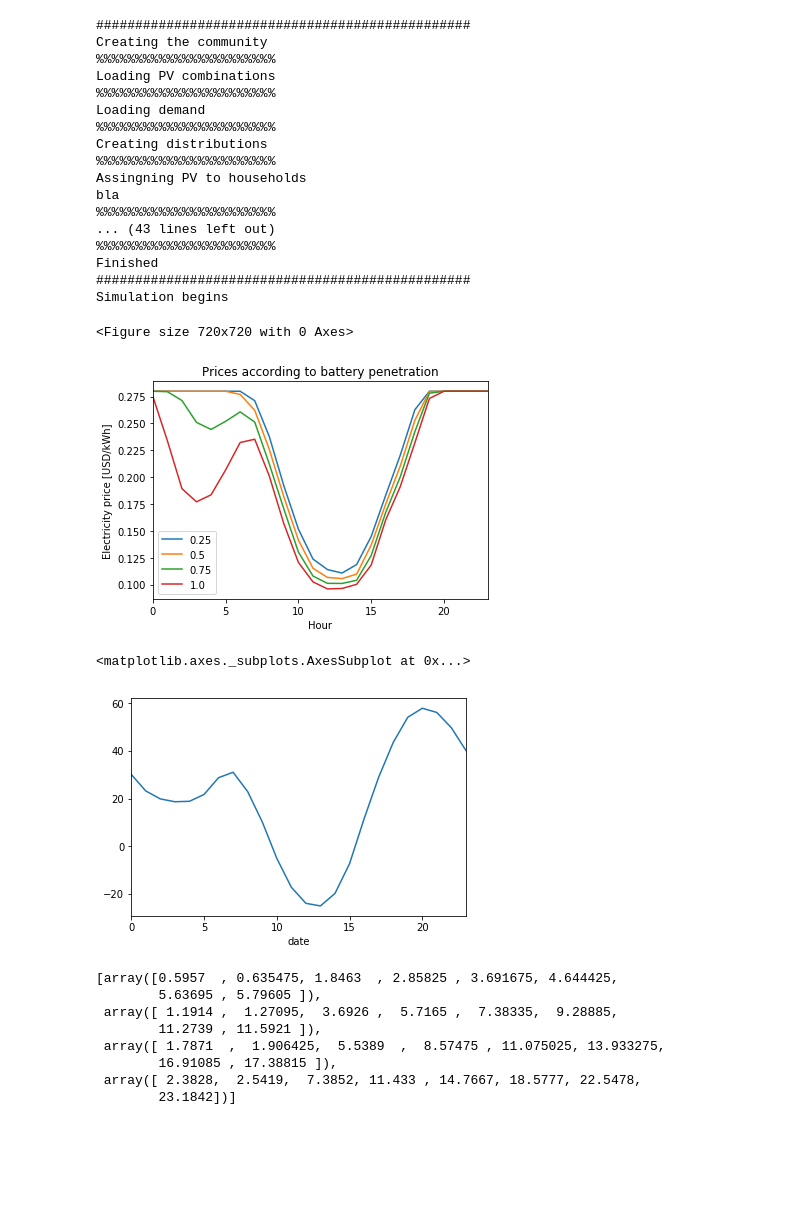
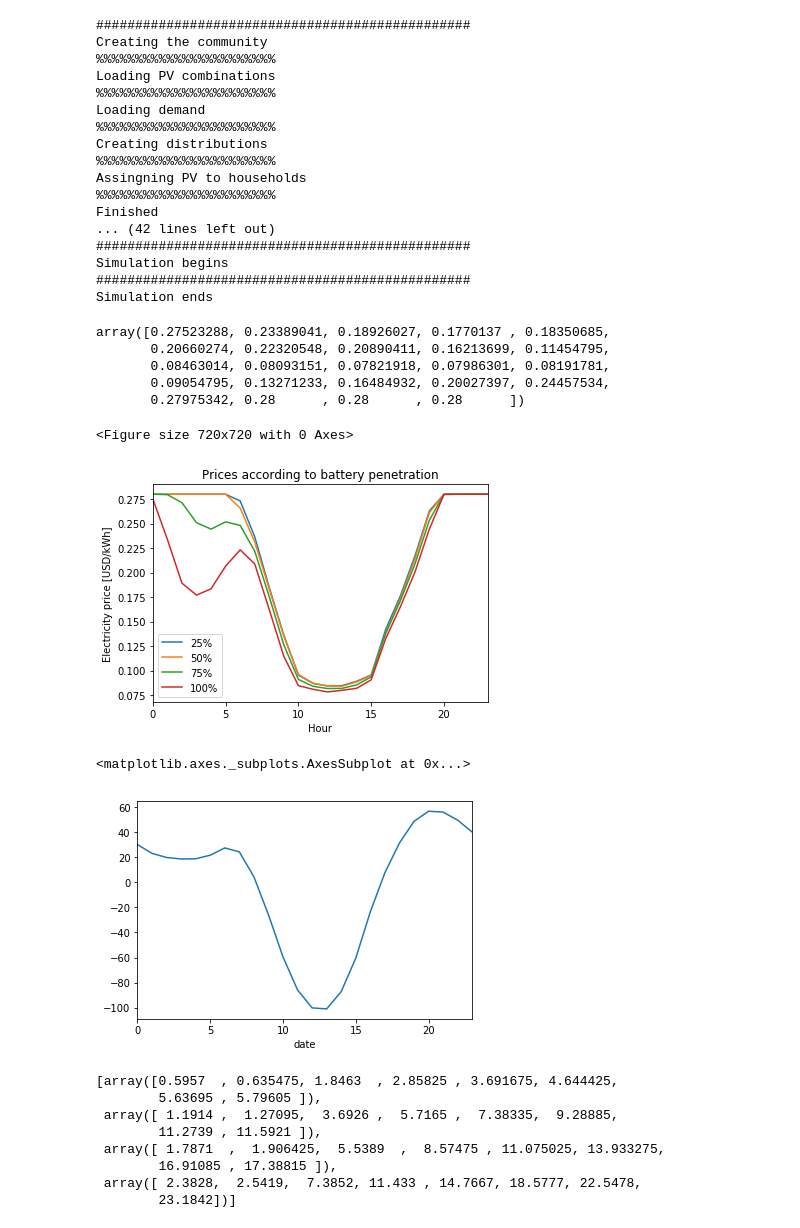
Before and after one commit to alefunxo/Solar_communities, a Jupyter notebook: Untitled.ipynb, the cells around one changed output. Drawn from its saved outputs; the diff is of its cells as text; code cells hidden in the pictures; blank space fills up the shorter version.

Commit message:
changes april, trade morning midday and evening and new supply-demand curve for 50%

```diff
--- a/Untitled.ipynb
+++ b/Untitled.ipynb
@@ -238,7 +238,7 @@ def price_probability(inputs):
     prob_mat=pd.read_csv(inputs['path']+'Input/P_selling_by_price_and_autarky2.txt',sep='\t',index_col=[0])
     q_supply=inputs['PV_penetration']*inputs['Batt_penetration']*inputs['df_demand'].shape[1]*prob_mat.loc[inputs['prob_choice'],:]*inputs['kWh_dis']
     for i in net_demand:
-        ind=find_interval(i,q_supply)
+        ind=find_interval_PQ(i,q_supply)
         #print(i)
         df_prices=np.append(df_prices,inputs['prices'][ind])
     df_prices=pd.DataFrame(df_prices.T, index=inputs['df_demand'].index)
@@ -352,7 +352,7 @@ def PV_SC(df,Batt,Conv_eff,Inv_eff,endo):
 PV_penetration=0.5
 reso='1h'
 path='./'
-day_sel='winter'
+day_sel='df'
 if (day_sel=='winter') or (day_sel=='summer'):
     endo=96
 else:
@@ -362,7 +362,6 @@ Inv_eff=0.95
 prices=np.array([0, 0.07,.10,.13,.16,.19,.22,.25,.28])
 prob_choice=0.5
 kWh_dis=1
-
 case='PV'
 Batt=pc.Battery(10,'NMC')
 # %%
@@ -385,6 +384,8 @@ for i in range(4):
     p.append(inputs['df_prices'].groupby(inputs['df_prices'].index.hour).mean().values)
     qs.append(inputs['q_supply'].values)
 #pd.DataFrame(np.array(p).reshape(3,24).T).plot()
+print('################################################')
+print('Simulation ends')
 # %% [output]
 ################################################
 Creating the community
@@ -396,31 +397,39 @@ Loading demand
 Creating distributions
 %%%%%%%%%%%%%%%%%%%%%%%
 Assingning PV to households
-bla
-%%%%%%%%%%%%%%%%%%%%%%%
-... (43 lines left out)
 %%%%%%%%%%%%%%%%%%%%%%%
 Finished
+... (42 lines left out)
 ################################################
 Simulation begins
+################################################
+Simulation ends
+# %%
+inputs['df_prices'].groupby(inputs['df_prices'].index.hour).mean().values.flatten()
+# %% [output]
+array([0.27523288, 0.23389041, 0.18926027, 0.1770137 , 0.18350685,
+       0.20660274, 0.22320548, 0.20890411, 0.16213699, 0.11454795,
+       0.08463014, 0.08093151, 0.07821918, 0.07986301, 0.08191781,
+       0.09054795, 0.13271233, 0.16484932, 0.20027397, 0.24457534,
+       0.27975342, 0.28      , 0.28      , 0.28      ])
 # %%
 plt.figure(figsize=(10,10))
 
-pd.DataFrame(np.array(p).reshape(4,24).T,columns=['0.25','0.5','0.75','1.0']).plot()
+pd.DataFrame(np.array(p).reshape(4,24).T,columns=['25%','50%','75%','100%']).plot()
 plt.title('Prices according to battery penetration')
 plt.xlabel('Hour')
 plt.ylabel('Electricity price [USD/kWh]')
 plt.savefig('prices.png')
 # %% [output]
 <Figure size 720x720 with 0 Axes>
-[figure, old version]
+[figure, new version]
 # %%
 nd=inputs['df_demand'].sum(axis=1)-inputs['df_generation'].sum(axis=1)
 # %%
 nd.groupby(nd.index.hour).mean().plot()
 # %% [output]
 <matplotlib.axes._subplots.AxesSubplot at 0x...>
-[figure, old version]
+[figure, new version]
 # %%
 qs
 # %% [output]
```
Also changed, not shown: parts of 15 cells of this notebook, 2 other files.
